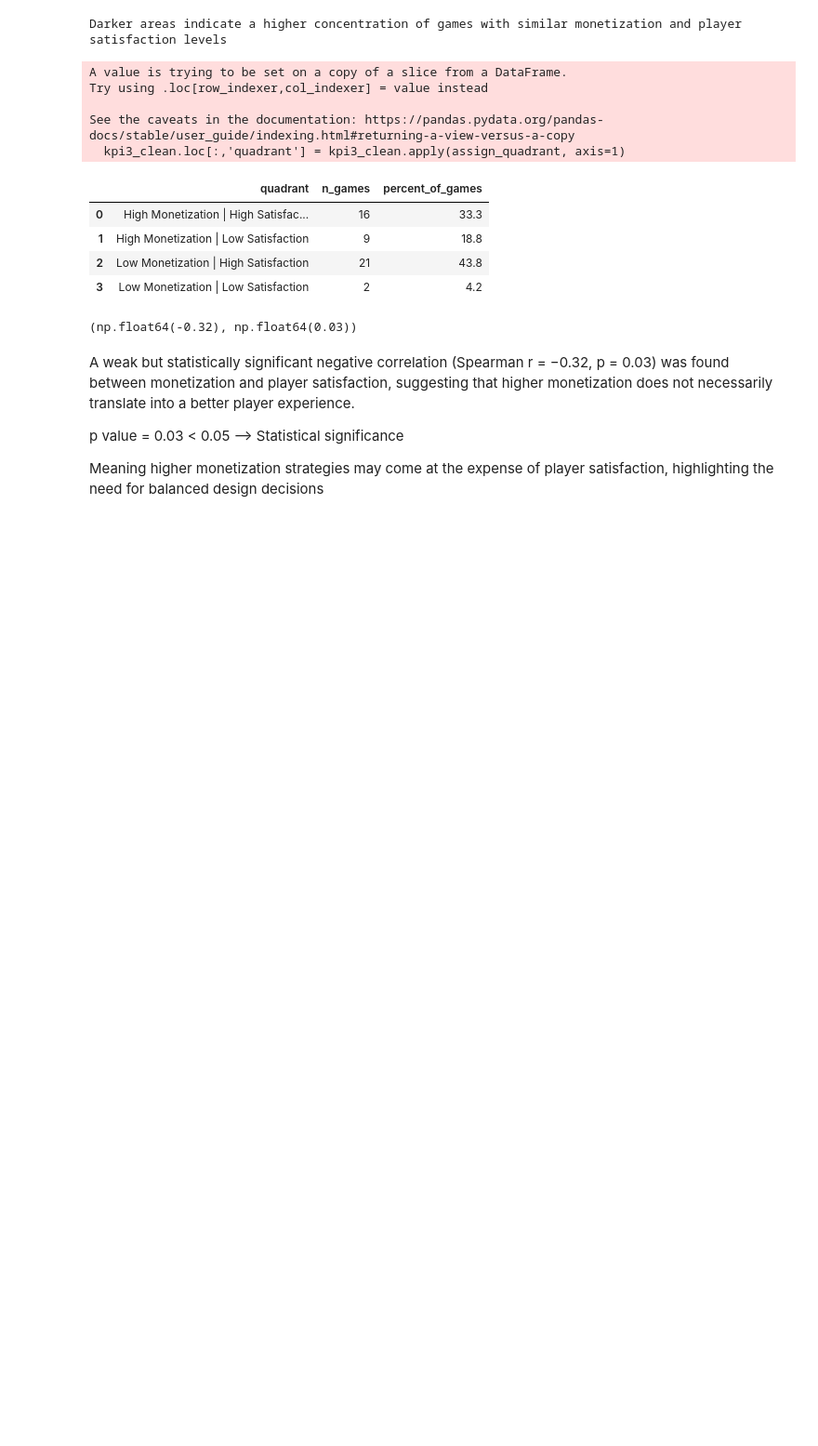
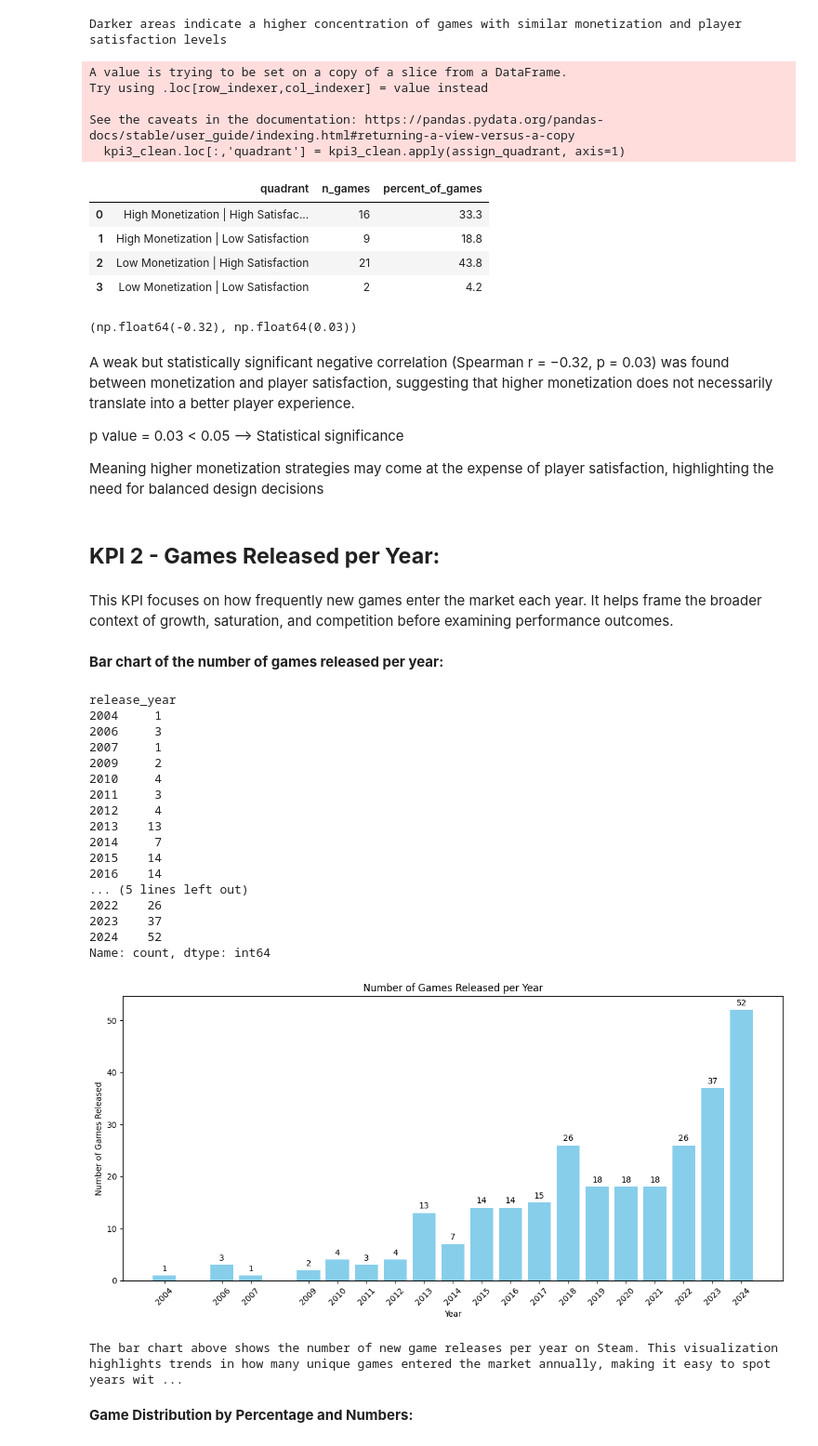
Before and after one commit to OfirBH/Steam_Final_Project, a Jupyter notebook: steam_final_project.ipynb, the cells around one changed output. Shown at 93% size. Drawn from its saved outputs; the diff is of its cells as text; code cells hidden in the pictures; blank space fills up the shorter version.

```diff
--- a/steam_final_project.ipynb
+++ b/steam_final_project.ipynb
@@ -1852,3 +1852,68 @@ A weak but statistically significant negative correlation (Spearman r = −0.32,
 p value = 0.03 < 0.05 --> Statistical significance
 
 Meaning higher monetization strategies may come at the expense of player satisfaction, highlighting the need for balanced design decisions
+# %% [markdown]
+## **KPI 2 - Games Released per Year:**
+# %% [markdown]
+This KPI focuses on how frequently new games enter the market each year.
+It helps frame the broader context of growth, saturation, and competition before examining performance outcomes.
+# %% [markdown]
+**Bar chart of the number of games released per year:**
+# %%
+# Calculate number of games released per year (KPI: Games per Year)
+
+# Assuming unique_df is the DataFrame with each row a unique game and 'release_date' is datetime
+# If release_date is not datetime, convert it
+if unique_game_df['release_date'].dtype != 'datetime64[ns]':
+    unique_game_df['release_date'] = pd.to_datetime(unique_game_df['release_date'], errors='coerce')
+
+# Extract year and drop NaT
+unique_game_df['release_year'] = unique_game_df['release_date'].dt.year
+
+# Count games per year
+games_per_year = unique_game_df['release_year'].value_counts().sort_index()
+
+print(games_per_year)
+
+plt.figure(figsize=(12,6))
+bars = plt.bar(games_per_year.index, games_per_year.values, color='skyblue')
+plt.xlabel('Year')
+plt.ylabel('Number of Games Released')
+plt.title('Number of Games Released per Year')
+plt.xticks(games_per_year.index, rotation=45)
+plt.tight_layout()
+
+for bar in bars:
+    height = bar.get_height()
+    plt.text(
+        bar.get_x() + bar.get_width() / 2,
+        height + 0.5,
+        f'{int(height)}',
+        ha='center', va='bottom', fontsize=10
+    )
+
+plt.show()
+
+print("\nThe bar chart above shows the number of new game releases per year on Steam. This visualization highlights trends in how many unique games entered the market annually, making it easy to spot years with significant increases or decreases in new releases and observe overall industry growth or slowdowns.")
+# %% [output]
+release_year
+2004     1
+2006     3
+2007     1
+2009     2
+2010     4
+2011     3
+2012     4
+2013    13
+2014     7
+2015    14
+2016    14
+... (5 lines left out)
+2022    26
+2023    37
+2024    52
+Name: count, dtype: int64
+[figure, added]
+The bar chart above shows the number of new game releases per year on Steam. This visualization highlights trends in how many unique games entered the market annually, making it easy to spot years wit ...
+# %% [markdown]
+**Game Distribution by Percentage and Numbers:**
```
Also changed, not shown: parts of 18 cells of this notebook.
